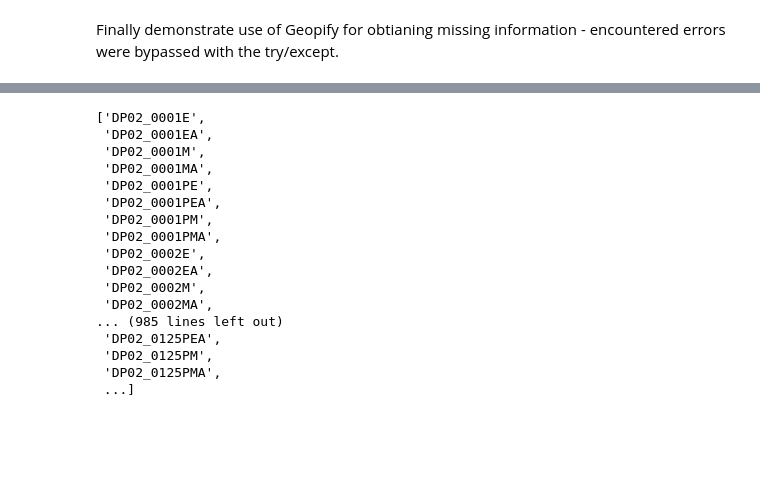
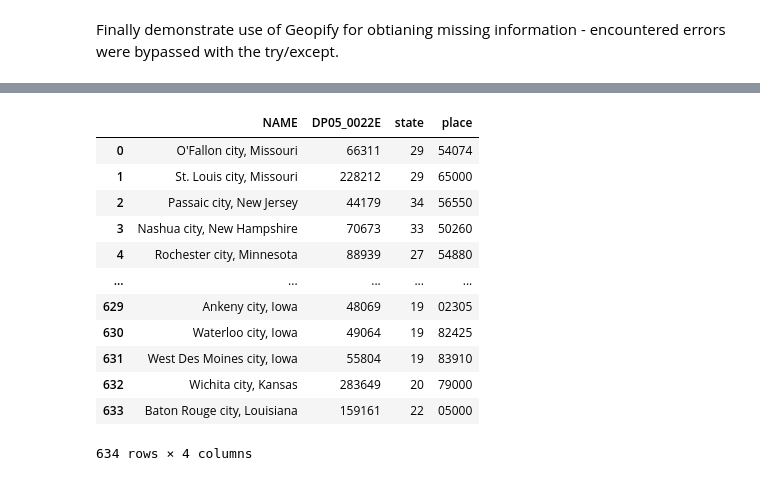
Before and after one commit to rpatel9877/project1, a Jupyter notebook: ben_richardson/dataset_draft.ipynb, the cells around one changed output, grey strips where cells are left out. Drawn from its saved outputs; the diff is of its cells as text; code cells hidden in the pictures; blank space fills up the shorter version.

Commit message:
census dataframe

```diff
--- a/ben_richardson/dataset_draft.ipynb
+++ b/ben_richardson/dataset_draft.ipynb
@@ -233,33 +233,45 @@ csv_breweries_missing_df.head()
 | 2 | 12 West Brewing Company | micro | 3000 E Ray Rd Bldg 6 | Gilbert | Arizona | 85296-7832 | -111.762518 | 33.335137 | Arizona | ... |
 | 3 | 12welve Eyes Brewing | micro | 141 E 4th St Ste LL2 | Saint Paul | Minnesota | 55101-1639 | -93.088300 | 44.955919 | Minnesota | ... |
 | 4 | 13 Stripes Brewery | brewpub | 250 Mill St, Suite PW3101 | Taylors | South Carolina | 29687 | -82.327801 | 34.991467 | South Carolina | ... |
-# %%
-# URL for GET requests to retrieve brewery data
-base_url = 'https://api.census.gov/data/2021/acs/acs1/profile?get=group(DP02)&for=us:1'
-
-query_url = base_url + "&key=" + census_key + "&DP02_0089E"
-census_response = requests.get(query_url)
-census = census_response.json()
-census[0]['DP02_0001E']
-#query_url
-# %% [output]
-['DP02_0001E',
- 'DP02_0001EA',
- 'DP02_0001M',
- 'DP02_0001MA',
- 'DP02_0001PE',
- 'DP02_0001PEA',
- 'DP02_0001PM',
- 'DP02_0001PMA',
- 'DP02_0002E',
- 'DP02_0002EA',
- 'DP02_0002M',
- 'DP02_0002MA',
-... (985 lines left out)
- 'DP02_0125PEA',
- 'DP02_0125PM',
- 'DP02_0125PMA',
- ...]
+# %%
+# Base URL for census
+base_url = 'https://api.census.gov/data/2021/acs/acs1/profile?'
+
+# Define the parameter
+parameter = "DP05_0022E"
+
+# Create the URL
+query_url = base_url + "get=NAME," + parameter + "&for=place:*&in=state:*" + "&key=" + census_key
+
+census_response = requests.get(query_url)
+census = census_response.json()
+
+# Census Dataframe
+census_df = pd.DataFrame(census)
+
+# Make 1st row column headers
+header_row = 0
+census_df.columns = census_df.iloc[0]
+
+# Drop 1st row
+header_row = census_df.iloc[0]
+final_census_df = pd.DataFrame(census_df.values[1:], columns=header_row)
+
+final_census_df
+# %% [output]
+|  | NAME | DP05_0022E | state | place |
+| 0 | O'Fallon city, Missouri | 66311 | 29 | 54074 |
+| 1 | St. Louis city, Missouri | 228212 | 29 | 65000 |
+| 2 | Passaic city, New Jersey | 44179 | 34 | 56550 |
+| 3 | Nashua city, New Hampshire | 70673 | 33 | 50260 |
+| 4 | Rochester city, Minnesota | 88939 | 27 | 54880 |
+| ... | ... | ... | ... | ... |
+| 629 | Ankeny city, Iowa | 48069 | 19 | 02305 |
+| 630 | Waterloo city, Iowa | 49064 | 19 | 82425 |
+| 631 | West Des Moines city, Iowa | 55804 | 19 | 83910 |
+| 632 | Wichita city, Kansas | 283649 | 20 | 79000 |
+| 633 | Baton Rouge city, Louisiana | 159161 | 22 | 05000 |
+634 rows × 4 columns
 # %%
 #merge back missing info into the original breweries csv:
 #you might need to first drop the longitude and latitude empty rows from the original dataframe clean_breweries_df and then add
```
